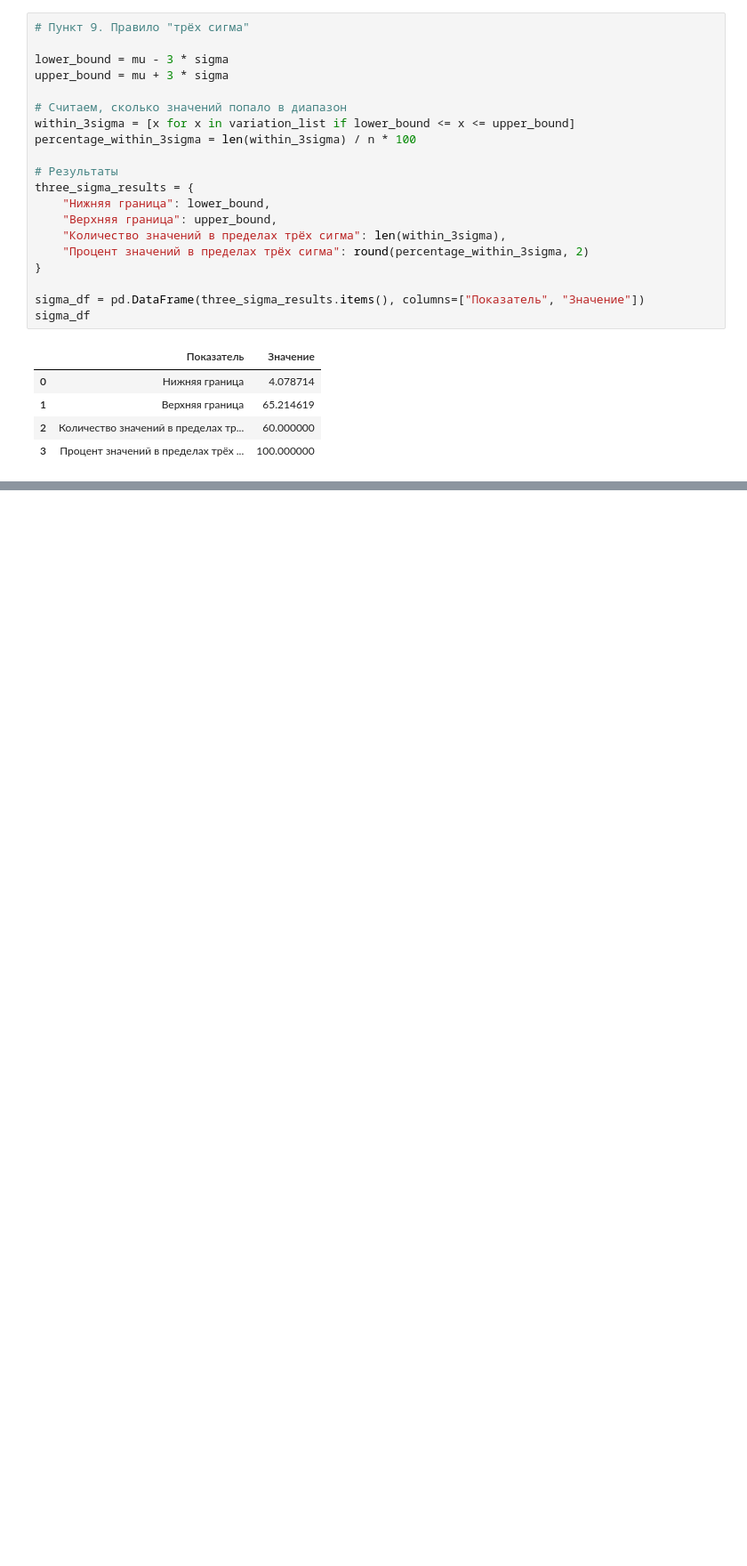
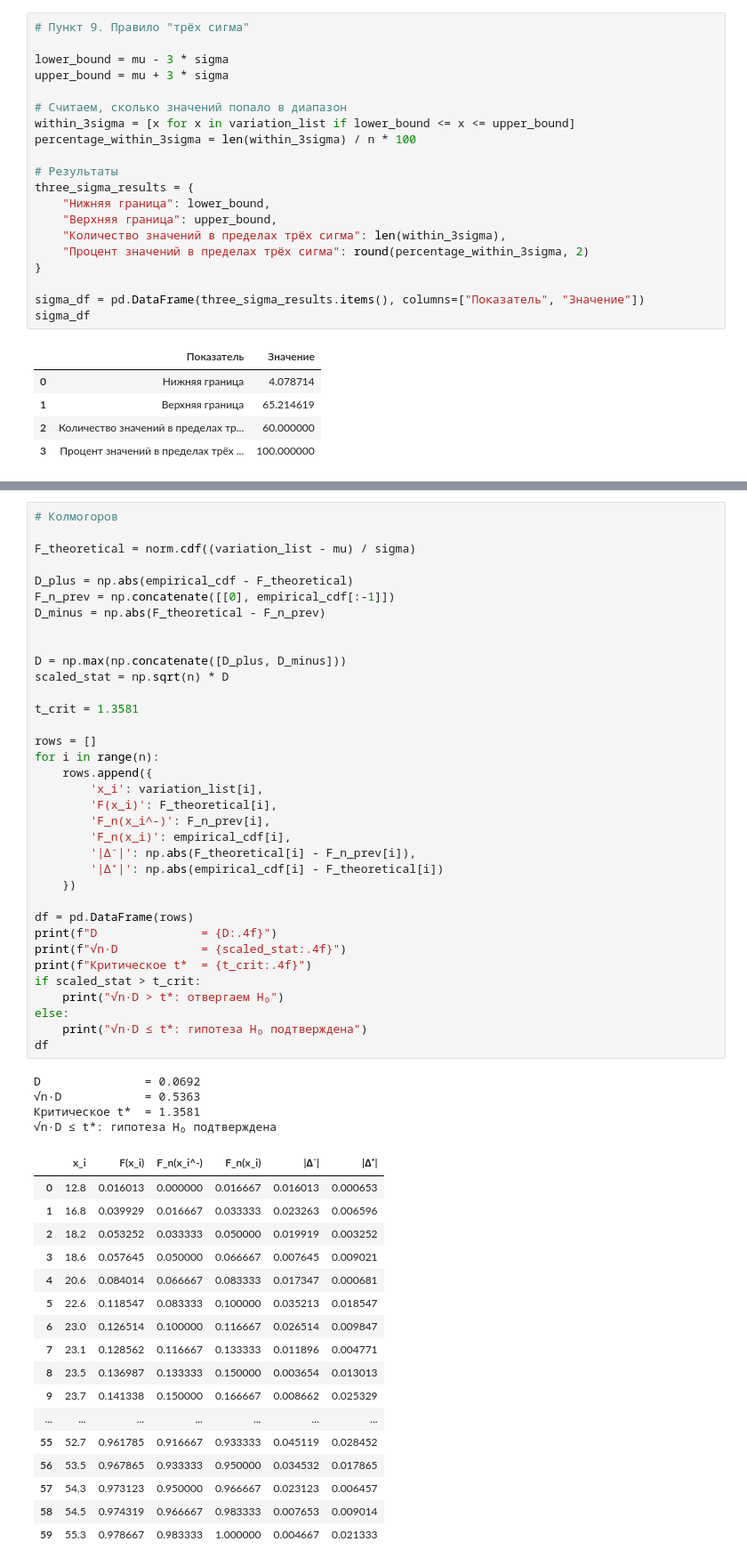
Before and after one commit to SergeyMotynga/OMSTU, a Jupyter notebook: TheoryOfVarious/lab1.ipynb, the cells around one changed output, grey strips where cells are left out. Shown at 89% size. Cells and saved outputs as stored; diff of their text form; blank space fills up the shorter version.

```diff
--- a/TheoryOfVarious/lab1.ipynb
+++ b/TheoryOfVarious/lab1.ipynb
@@ -231,0 +306,57 @@ ValueError: operands could not be broadcast together with shapes (7,) (420,)
+# %%
+# Колмогоров
+
+F_theoretical = norm.cdf((variation_list - mu) / sigma)
+
+D_plus = np.abs(empirical_cdf - F_theoretical)
+F_n_prev = np.concatenate([[0], empirical_cdf[:-1]])
+D_minus = np.abs(F_theoretical - F_n_prev)
+
+
+D = np.max(np.concatenate([D_plus, D_minus]))
+scaled_stat = np.sqrt(n) * D
+
+t_crit = 1.3581
+
+rows = []
+for i in range(n):
+    rows.append({
+        'x_i': variation_list[i],
+        'F(x_i)': F_theoretical[i],
+        'F_n(x_i^-)': F_n_prev[i],
+        'F_n(x_i)': empirical_cdf[i],
+        '|∆⁻|': np.abs(F_theoretical[i] - F_n_prev[i]),
+        '|∆⁺|': np.abs(empirical_cdf[i] - F_theoretical[i])
+    })
+
+df = pd.DataFrame(rows)
+print(f"D               = {D:.4f}")
+print(f"√n·D            = {scaled_stat:.4f}")
+print(f"Критическое t*  = {t_crit:.4f}")
+if scaled_stat > t_crit:
+    print("√n·D > t*: отвергаем H₀")
+else:
+    print("√n·D ≤ t*: гипотеза H₀ подтверждена")
+df
+# %% [output]
+D               = 0.0692
+√n·D            = 0.5363
+Критическое t*  = 1.3581
+√n·D ≤ t*: гипотеза H₀ подтверждена
+|  | x_i | F(x_i) | F_n(x_i^-) | F_n(x_i) | |∆⁻| | |∆⁺| |
+| 0 | 12.8 | 0.016013 | 0.000000 | 0.016667 | 0.016013 | 0.000653 |
+| 1 | 16.8 | 0.039929 | 0.016667 | 0.033333 | 0.023263 | 0.006596 |
+| 2 | 18.2 | 0.053252 | 0.033333 | 0.050000 | 0.019919 | 0.003252 |
+| 3 | 18.6 | 0.057645 | 0.050000 | 0.066667 | 0.007645 | 0.009021 |
+| 4 | 20.6 | 0.084014 | 0.066667 | 0.083333 | 0.017347 | 0.000681 |
+| 5 | 22.6 | 0.118547 | 0.083333 | 0.100000 | 0.035213 | 0.018547 |
+| 6 | 23.0 | 0.126514 | 0.100000 | 0.116667 | 0.026514 | 0.009847 |
+| 7 | 23.1 | 0.128562 | 0.116667 | 0.133333 | 0.011896 | 0.004771 |
+| 8 | 23.5 | 0.136987 | 0.133333 | 0.150000 | 0.003654 | 0.013013 |
+| 9 | 23.7 | 0.141338 | 0.150000 | 0.166667 | 0.008662 | 0.025329 |
+| ... | ... | ... | ... | ... | ... | ... |
+| 55 | 52.7 | 0.961785 | 0.916667 | 0.933333 | 0.045119 | 0.028452 |
+| 56 | 53.5 | 0.967865 | 0.933333 | 0.950000 | 0.034532 | 0.017865 |
+| 57 | 54.3 | 0.973123 | 0.950000 | 0.966667 | 0.023123 | 0.006457 |
+| 58 | 54.5 | 0.974319 | 0.966667 | 0.983333 | 0.007653 | 0.009014 |
+| 59 | 55.3 | 0.978667 | 0.983333 | 1.000000 | 0.004667 | 0.021333 |
```
Also changed, not shown: parts of 9 cells of this notebook, 3 other files.
